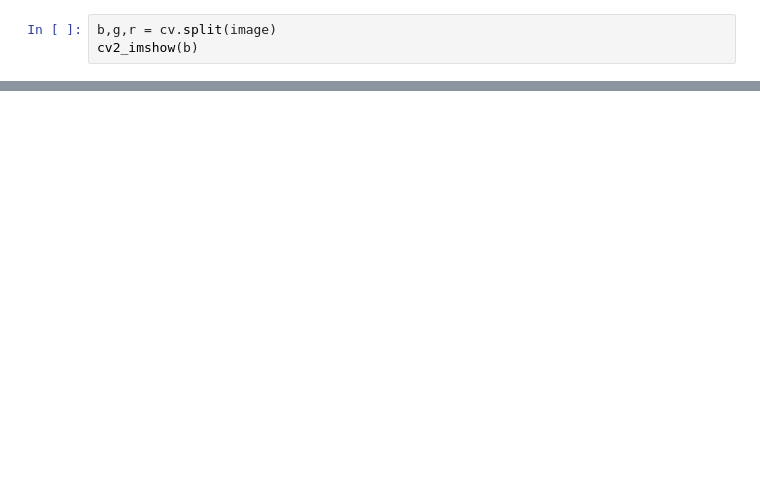
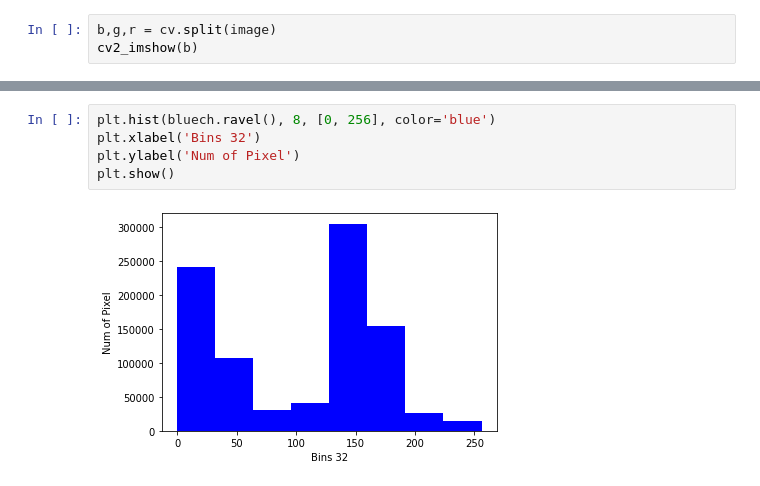
Before and after one commit to ciika17/PengolahanCitraDigital, a Jupyter notebook: 2006047_Siska_Nuraeni_UTS_PCD_Ganjil.ipynb, the cells around one changed output, grey strips where cells are left out. Drawn from its saved outputs; the diff is of its cells as text; blank space fills up the shorter version.

```diff
--- a/2006047_Siska_Nuraeni_UTS_PCD_Ganjil.ipynb
+++ b/2006047_Siska_Nuraeni_UTS_PCD_Ganjil.ipynb
@@ -71,0 +78,7 @@ plt.show()
+# %%
+plt.hist(bluech.ravel(), 8, [0, 256], color='blue')
+plt.xlabel('Bins 32')
+plt.ylabel('Num of Pixel')
+plt.show()
+# %% [output]
+[figure, added]
```
Also changed, not shown: parts of 26 cells of this notebook.
